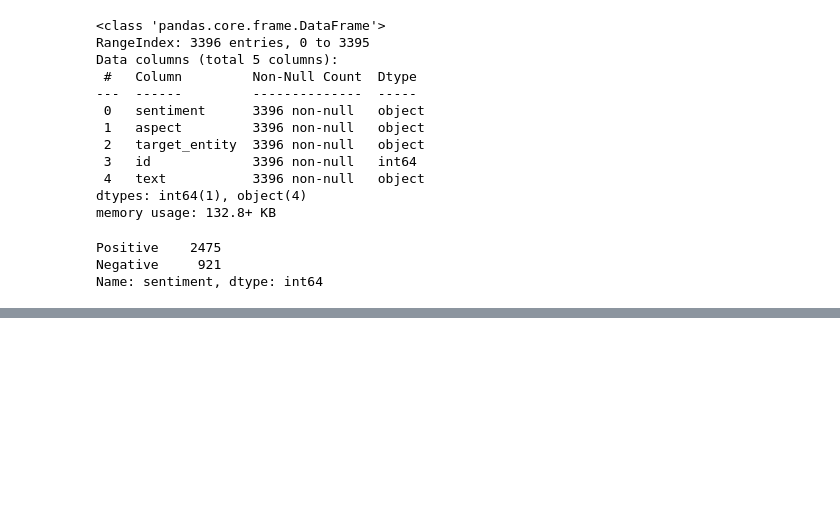
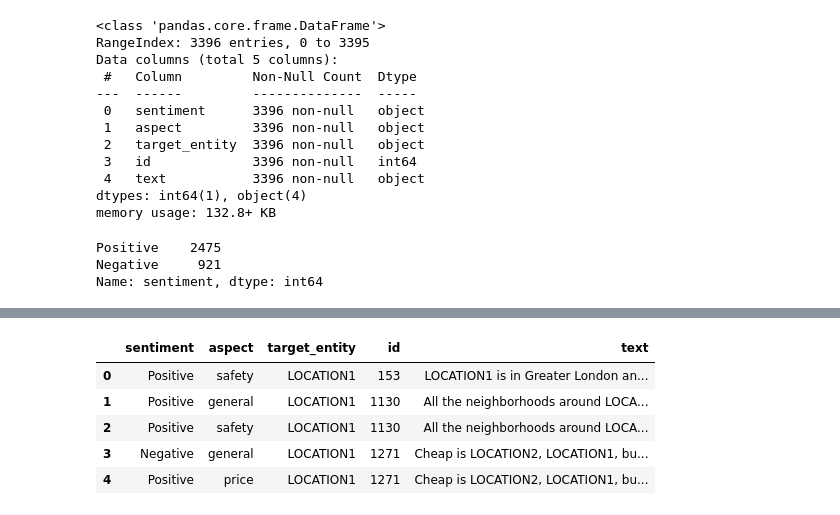
Before and after one commit to erdemkarakoylu/targeted_sentiment_nli, a Jupyter notebook: notebooks/eda_sentihood.ipynb, the cells around one changed output, grey strips where cells are left out. Saved outputs shown, nothing was run; the diff lists cells and outputs as text; code cells hidden in the pictures; blank space fills up the shorter version.

```diff
--- a/notebooks/eda_sentihood.ipynb
+++ b/notebooks/eda_sentihood.ipynb
@@ -106,0 +134,9 @@ Name: sentiment, dtype: int64
+# %%
+dtsc.head()
+# %% [output]
+|  | sentiment | aspect | target_entity | id | text |
+| 0 | Positive | safety | LOCATION1 | 153 | LOCATION1 is in Greater London an... |
+| 1 | Positive | general | LOCATION1 | 1130 | All the neighborhoods around LOCA... |
+| 2 | Positive | safety | LOCATION1 | 1130 | All the neighborhoods around LOCA... |
+| 3 | Negative | general | LOCATION1 | 1271 | Cheap is LOCATION2, LOCATION1, bu... |
+| 4 | Positive | price | LOCATION1 | 1271 | Cheap is LOCATION2, LOCATION1, bu... |
```
Also changed, not shown: parts of 11 cells of this notebook.
